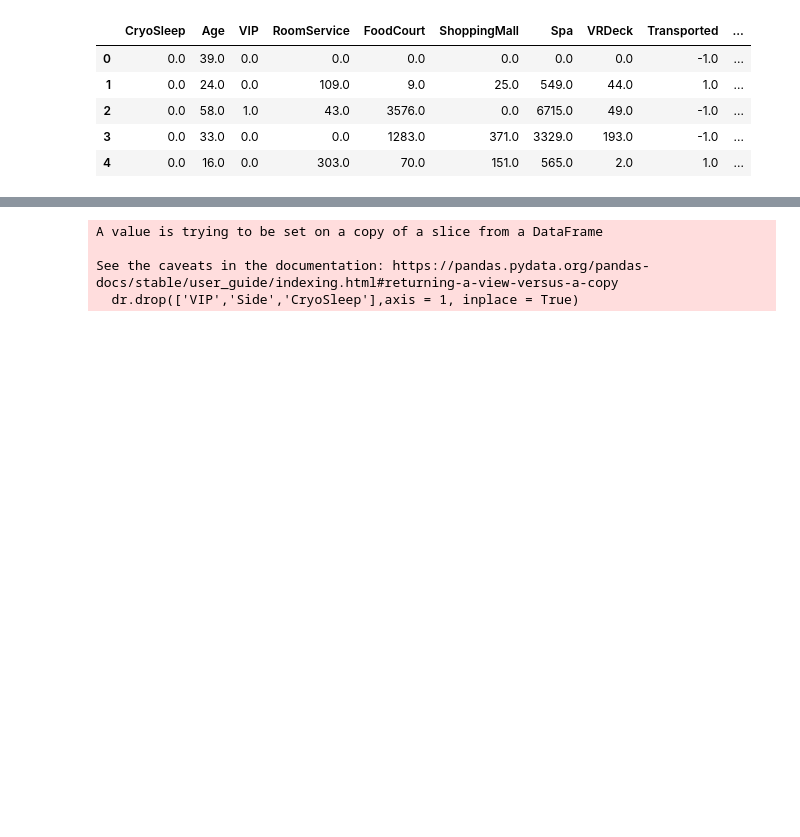
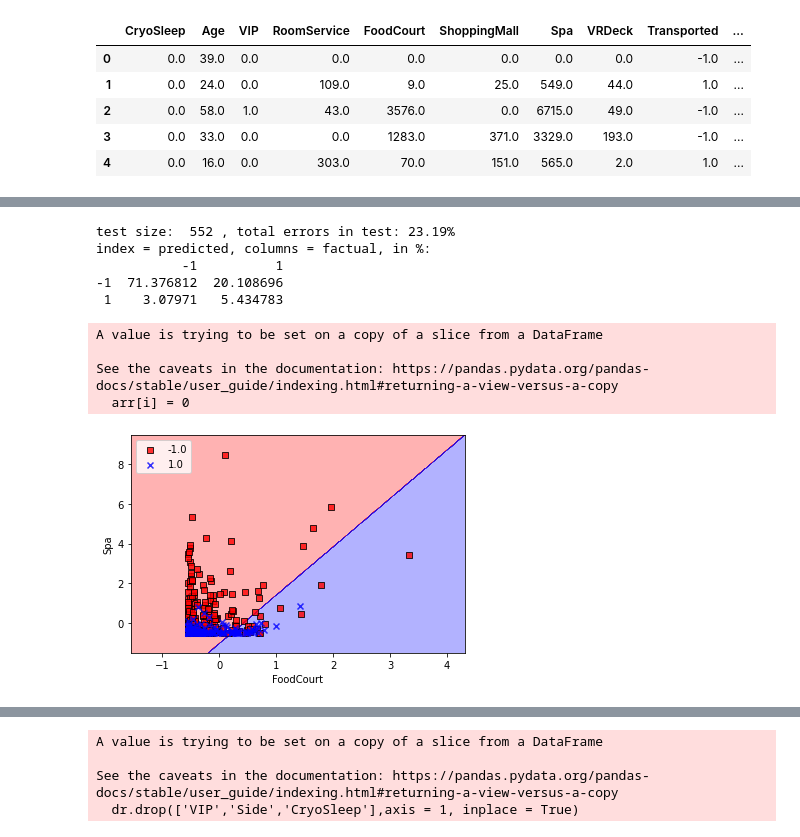
Before and after one commit to SergeyBubnov/spaceship, a Jupyter notebook: 1.ipynb, the cells around one changed output, grey strips where cells are left out. Saved outputs shown, nothing was run; the diff lists cells and outputs as text; code cells hidden in the pictures; blank space fills up the shorter version.

```diff
--- a/1.ipynb
+++ b/1.ipynb
@@ -800,0 +871,17 @@ Let's divide matrix by side, VIP, CryoSleep, since this parameterrs has only 2 v
+# %%
+prediction = ppn_test.predict(dz[col_s])
+
+d_tmp = dz[prediction == -1.0]
+
+ppn_test_1= ds.divide_frame(dataf = d_tmp,columns = col_s,teacher_column = "Transported",classifier = 'Perceptron', random_state_sample = 3, random_state_ppn = 2, fraction = 0.7, eta = 0.0001, iter = 150,plot = True, res = 0.01)
+# %% [output]
+test size:  552 , total errors in test: 23.19%
+index = predicted, columns = factual, in %:
+           -1          1
+-1  71.376812  20.108696
+ 1    3.07971   5.434783
+A value is trying to be set on a copy of a slice from a DataFrame
+
+See the caveats in the documentation: https://pandas.pydata.org/pandas-docs/stable/user_guide/indexing.html#returning-a-view-versus-a-copy
+  arr[i] = 0
+[figure, added]
```
Also changed, not shown: parts of 39 cells of this notebook, 1 other file.
